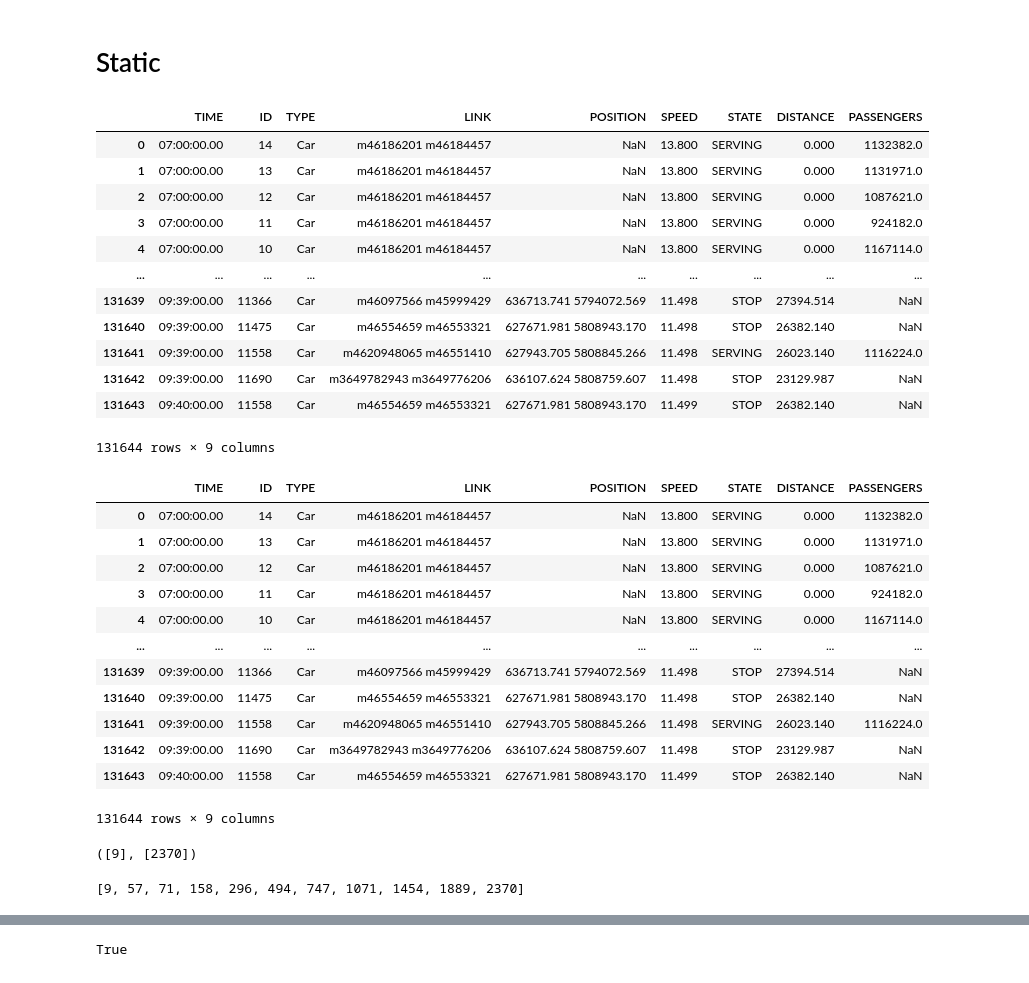
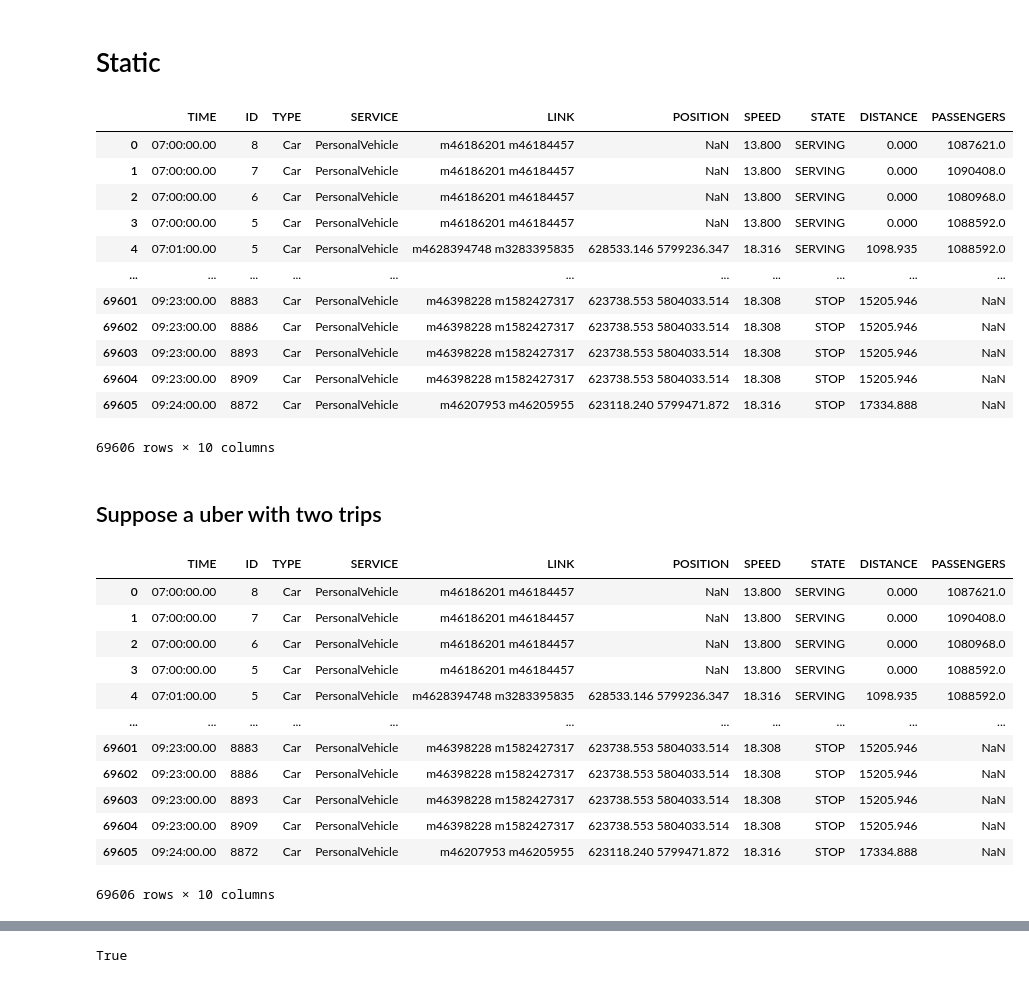
Before and after one commit to Xinyun77/stage_4A, a Jupyter notebook: Indicateur.ipynb, the cells around one changed output, grey strips where cells are left out. Saved outputs shown, nothing was run; the diff lists cells and outputs as text; code cells hidden in the pictures.

```diff
--- a/Indicateur.ipynb
+++ b/Indicateur.ipynb
@@ -9,5 +10,5 @@ from statistics import mean
 # %%
-input_veh = os.getcwd() + "/OUTPUTS_7h_9h_1depot/veh.csv"
+input_veh = os.getcwd() + "/OUTPUTS_7h_9h_highway/veh.csv"
 veh = pd.read_csv(input_veh, delimiter = ";")
 veh
 # %% [output]
@@ -26,0 +35,6 @@ veh
+# %%
+ID = veh['ID'].tolist()
+indeices = [i for i, x in enumerate(ID) if ID.count(x) > 1]
+# %%
+veh2 = veh.loc[indeices]
+veh2
@@ -26,0 +55,3 @@ veh
+# %%
+veh2 = veh2.reset_index(drop=True)
+veh2
@@ -121,38 +309,40 @@ computeDynamic(veh)
 # %% [markdown]
 # Static
 # %%
-veh
+veh2
 # %% [output]
-|  | TIME | ID | TYPE | LINK | POSITION | SPEED | STATE | DISTANCE | PASSENGERS |
-| 0 | 07:00:00.00 | 14 | Car | m46186201 m46184457 | NaN | 13.800 | SERVING | 0.000 | 1132382.0 |
-| 1 | 07:00:00.00 | 13 | Car | m46186201 m46184457 | NaN | 13.800 | SERVING | 0.000 | 1131971.0 |
-| 2 | 07:00:00.00 | 12 | Car | m46186201 m46184457 | NaN | 13.800 | SERVING | 0.000 | 1087621.0 |
-| 3 | 07:00:00.00 | 11 | Car | m46186201 m46184457 | NaN | 13.800 | SERVING | 0.000 | 924182.0 |
-| 4 | 07:00:00.00 | 10 | Car | m46186201 m46184457 | NaN | 13.800 | SERVING | 0.000 | 1167114.0 |
-| ... | ... | ... | ... | ... | ... | ... | ... | ... | ... |
-| 131639 | 09:39:00.00 | 11366 | Car | m46097566 m45999429 | 636713.741 5794072.569 | 11.498 | STOP | 27394.514 | NaN |
-| 131640 | 09:39:00.00 | 11475 | Car | m46554659 m46553321 | 627671.981 5808943.170 | 11.498 | STOP | 26382.140 | NaN |
-| 131641 | 09:39:00.00 | 11558 | Car | m4620948065 m46551410 | 627943.705 5808845.266 | 11.498 | SERVING | 26023.140 | 1116224.0 |
-| 131642 | 09:39:00.00 | 11690 | Car | m3649782943 m3649776206 | 636107.624 5808759.607 | 11.498 | STOP | 23129.987 | NaN |
-| 131643 | 09:40:00.00 | 11558 | Car | m46554659 m46553321 | 627671.981 5808943.170 | 11.499 | STOP | 26382.140 | NaN |
+|  | TIME | ID | TYPE | SERVICE | LINK | POSITION | SPEED | STATE | DISTANCE | PASSENGERS |
+| 0 | 07:00:00.00 | 8 | Car | PersonalVehicle | m46186201 m46184457 | NaN | 13.800 | SERVING | 0.000 | 1087621.0 |
+| 1 | 07:00:00.00 | 7 | Car | PersonalVehicle | m46186201 m46184457 | NaN | 13.800 | SERVING | 0.000 | 1090408.0 |
+| 2 | 07:00:00.00 | 6 | Car | PersonalVehicle | m46186201 m46184457 | NaN | 13.800 | SERVING | 0.000 | 1080968.0 |
+| 3 | 07:00:00.00 | 5 | Car | PersonalVehicle | m46186201 m46184457 | NaN | 13.800 | SERVING | 0.000 | 1088592.0 |
+| 4 | 07:01:00.00 | 5 | Car | PersonalVehicle | m4628394748 m3283395835 | 628533.146 5799236.347 | 18.316 | SERVING | 1098.935 | 1088592.0 |
+| ... | ... | ... | ... | ... | ... | ... | ... | ... | ... | ... |
+| 69601 | 09:23:00.00 | 8883 | Car | PersonalVehicle | m46398228 m1582427317 | 623738.553 5804033.514 | 18.308 | STOP | 15205.946 | NaN |
+| 69602 | 09:23:00.00 | 8886 | Car | PersonalVehicle | m46398228 m1582427317 | 623738.553 5804033.514 | 18.308 | STOP | 15205.946 | NaN |
+| 69603 | 09:23:00.00 | 8893 | Car | PersonalVehicle | m46398228 m1582427317 | 623738.553 5804033.514 | 18.308 | STOP | 15205.946 | NaN |
+| 69604 | 09:23:00.00 | 8909 | Car | PersonalVehicle | m46398228 m1582427317 | 623738.553 5804033.514 | 18.308 | STOP | 15205.946 | NaN |
+| 69605 | 09:24:00.00 | 8872 | Car | PersonalVehicle | m46207953 m46205955 | 623118.240 5799471.872 | 18.316 | STOP | 17334.888 | NaN |
-131644 rows × 9 columns
+69606 rows × 10 columns
+# %% [markdown]
+## Suppose a uber with two trips
 # %%
-veh_test = veh.replace(to_replace=18, value=25)
+veh_test = veh2.replace(to_replace=18, value=800)
 veh_test
 # %% [output]
-|  | TIME | ID | TYPE | LINK | POSITION | SPEED | STATE | DISTANCE | PASSENGERS |
-| 0 | 07:00:00.00 | 14 | Car | m46186201 m46184457 | NaN | 13.800 | SERVING | 0.000 | 1132382.0 |
-| 1 | 07:00:00.00 | 13 | Car | m46186201 m46184457 | NaN | 13.800 | SERVING | 0.000 | 1131971.0 |
-| 2 | 07:00:00.00 | 12 | Car | m46186201 m46184457 | NaN | 13.800 | SERVING | 0.000 | 1087621.0 |
-| 3 | 07:00:00.00 | 11 | Car | m46186201 m46184457 | NaN | 13.800 | SERVING | 0.000 | 924182.0 |
-| 4 | 07:00:00.00 | 10 | Car | m46186201 m46184457 | NaN | 13.800 | SERVING | 0.000 | 1167114.0 |
-| ... | ... | ... | ... | ... | ... | ... | ... | ... | ... |
-| 131639 | 09:39:00.00 | 11366 | Car | m46097566 m45999429 | 636713.741 5794072.569 | 11.498 | STOP | 27394.514 | NaN |
-| 131640 | 09:39:00.00 | 11475 | Car | m46554659 m46553321 | 627671.981 5808943.170 | 11.498 | STOP | 26382.140 | NaN |
-| 131641 | 09:39:00.00 | 11558 | Car | m4620948065 m46551410 | 627943.705 5808845.266 | 11.498 | SERVING | 26023.140 | 1116224.0 |
-| 131642 | 09:39:00.00 | 11690 | Car | m3649782943 m3649776206 | 636107.624 5808759.607 | 11.498 | STOP | 23129.987 | NaN |
-| 131643 | 09:40:00.00 | 11558 | Car | m46554659 m46553321 | 627671.981 5808943.170 | 11.499 | STOP | 26382.140 | NaN |
+|  | TIME | ID | TYPE | SERVICE | LINK | POSITION | SPEED | STATE | DISTANCE | PASSENGERS |
+| 0 | 07:00:00.00 | 8 | Car | PersonalVehicle | m46186201 m46184457 | NaN | 13.800 | SERVING | 0.000 | 1087621.0 |
+| 1 | 07:00:00.00 | 7 | Car | PersonalVehicle | m46186201 m46184457 | NaN | 13.800 | SERVING | 0.000 | 1090408.0 |
+| 2 | 07:00:00.00 | 6 | Car | PersonalVehicle | m46186201 m46184457 | NaN | 13.800 | SERVING | 0.000 | 1080968.0 |
+| 3 | 07:00:00.00 | 5 | Car | PersonalVehicle | m46186201 m46184457 | NaN | 13.800 | SERVING | 0.000 | 1088592.0 |
+| 4 | 07:01:00.00 | 5 | Car | PersonalVehicle | m4628394748 m3283395835 | 628533.146 5799236.347 | 18.316 | SERVING | 1098.935 | 1088592.0 |
+| ... | ... | ... | ... | ... | ... | ... | ... | ... | ... | ... |
+| 69601 | 09:23:00.00 | 8883 | Car | PersonalVehicle | m46398228 m1582427317 | 623738.553 5804033.514 | 18.308 | STOP | 15205.946 | NaN |
+| 69602 | 09:23:00.00 | 8886 | Car | PersonalVehicle | m46398228 m1582427317 | 623738.553 5804033.514 | 18.308 | STOP | 15205.946 | NaN |
+| 69603 | 09:23:00.00 | 8893 | Car | PersonalVehicle | m46398228 m1582427317 | 623738.553 5804033.514 | 18.308 | STOP | 15205.946 | NaN |
+| 69604 | 09:23:00.00 | 8909 | Car | PersonalVehicle | m46398228 m1582427317 | 623738.553 5804033.514 | 18.308 | STOP | 15205.946 | NaN |
+| 69605 | 09:24:00.00 | 8872 | Car | PersonalVehicle | m46207953 m46205955 | 623118.240 5799471.872 | 18.316 | STOP | 17334.888 | NaN |
-131644 rows × 9 columns
+69606 rows × 10 columns
 # %%
 def nbTravels(index, df):
     State = df.STATE.tolist()
@@ -178,11 +365,3 @@ nb, s, e = nbTravels(index, veh_test)
-# %%
-(s,e)
-# %% [output]
-([9], [2370])
-# %%
-index
-# %% [output]
-[9, 57, 71, 158, 296, 494, 747, 1071, 1454, 1889, 2370]
 # %%
 def computeStatic(df):
     # df = only_uber(df)
```
Also changed, not shown: parts of 29 cells of this notebook.
